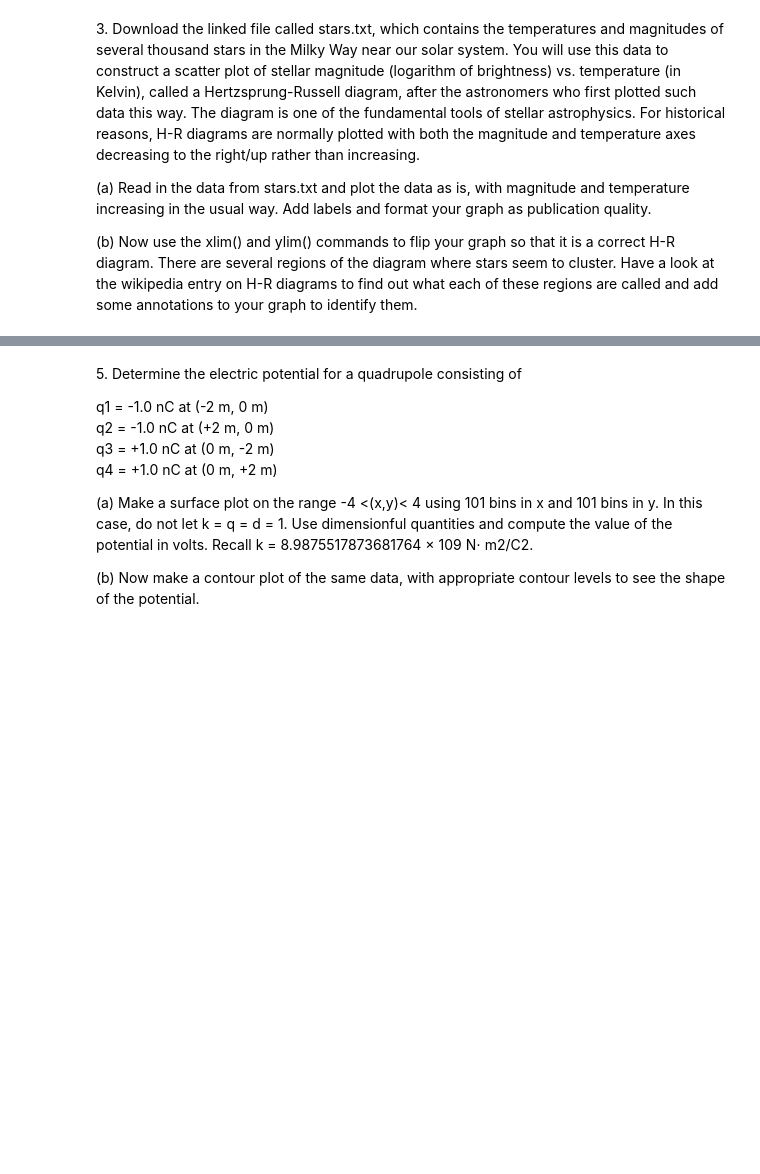
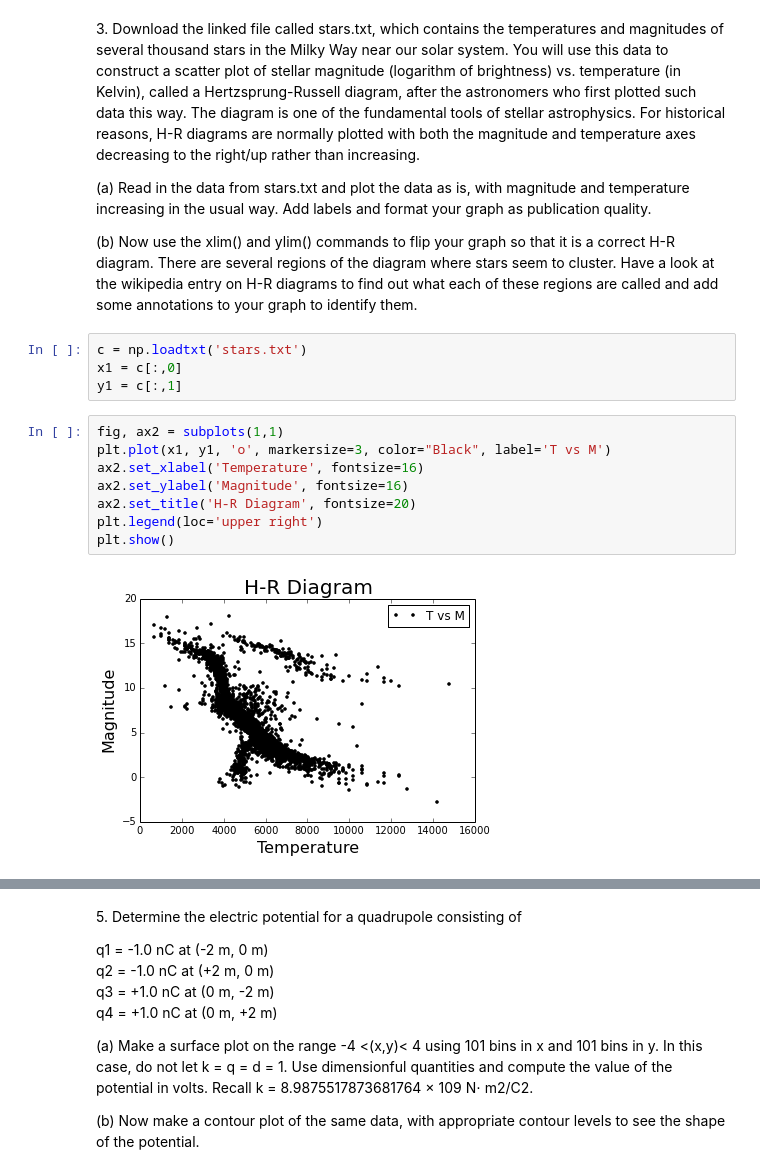
Before and after one commit to cspearso/PHYS202-S14, a Jupyter notebook: Graphics/GraphicsExercises.ipynb, the cells around one changed output, grey strips where cells are left out. Saved outputs shown, nothing was run; the diff lists cells and outputs as text; blank space fills up the shorter version.

```diff
--- a/Graphics/GraphicsExercises.ipynb
+++ b/Graphics/GraphicsExercises.ipynb
@@ -63,3 +77,17 @@ plt.show()
 (a) Read in the data from stars.txt and plot the data as is, with magnitude and temperature increasing in the usual way. Add labels and format your graph as publication quality.
 
 (b) Now use the xlim() and ylim() commands to flip your graph so that it is a correct H-R diagram. There are several regions of the diagram where stars seem to cluster. Have a look at the wikipedia entry on H-R diagrams to find out what each of these regions are called and add some annotations to your graph to identify them.
+# %%
+c = np.loadtxt('stars.txt')
+x1 = c[:,0]
+y1 = c[:,1]
+# %%
+fig, ax2 = subplots(1,1)
+plt.plot(x1, y1, 'o', markersize=3, color="Black", label='T vs M')
+ax2.set_xlabel('Temperature', fontsize=16)
+ax2.set_ylabel('Magnitude', fontsize=16)
+ax2.set_title('H-R Diagram', fontsize=20)
+plt.legend(loc='upper right')
+plt.show()
+# %% [output]
+[figure, added]
```
Also changed, not shown: parts of 10 cells of this notebook, 5 other files.
